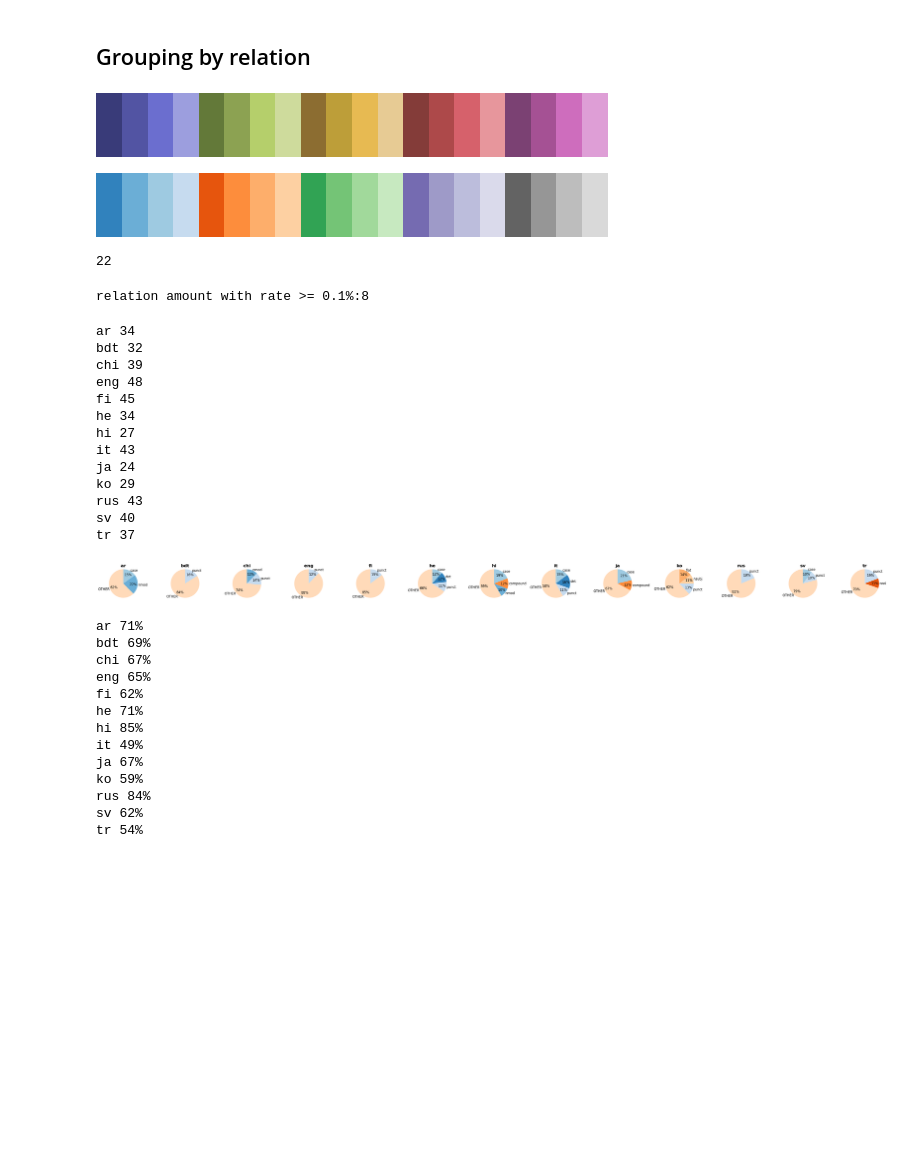
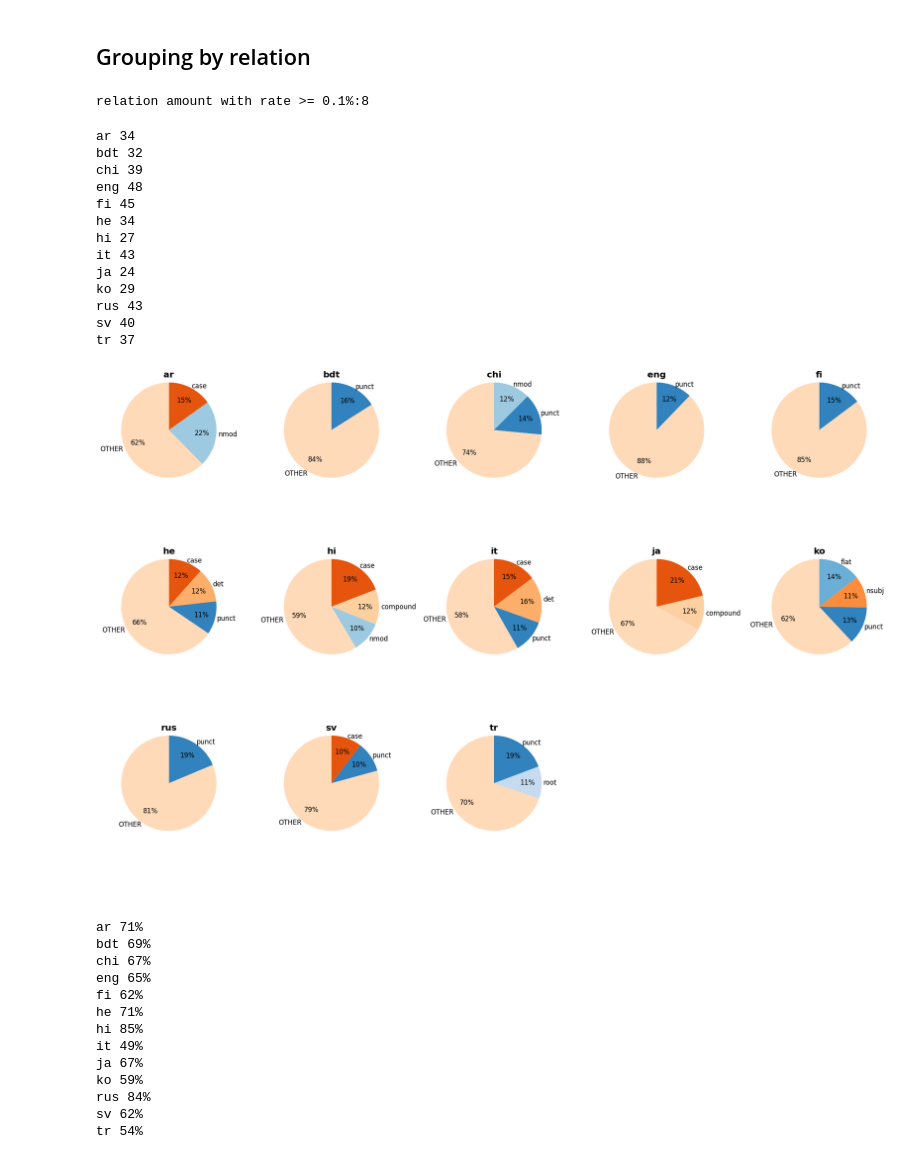
Before and after one commit to Derinhelm/treebank_statistics, a Jupyter notebook: treebank_stat.ipynb, the cells around one changed output. Saved outputs shown, nothing was run; the diff lists cells and outputs as text; code cells hidden in the pictures; blank space fills up the shorter version.

```diff
--- a/treebank_stat.ipynb
+++ b/treebank_stat.ipynb
@@ -348,7 +344,7 @@ for i, c in enumerate(sentence_length_categories):
 
     plt.bar_label(p, label_type='center',
                   labels = [f"{c_length[i]:.0f} ({v*100:.0f}%)" if v >= border else ""
-                              for i, v in enumerate(c_rate_array)], fontsize=20, weight='bold')
+                              for i, v in enumerate(c_rate_array)], fontsize=18, weight='bold')
 #plt.yaxis.set_visible(False)
 plt.yticks([])
 plt.xlim(-0.5, len(length_languages) + 0.5)
@@ -611,19 +549,6 @@ plt.hist(pos_counter.values())
 ## Grouping by relation
 # %%
 all_colors = colormaps['tab20c'].colors[:12] + colormaps['tab20b'].colors[1::2]
-# %%
-colormaps['tab20b']
-# %% [output]
-[figure, removed]
-# %%
-
-colormaps['tab20c']
-# %% [output]
-[figure, removed]
-# %%
-len(all_colors)
-# %% [output]
-22
 # %%
 relation_border = 0.10
 # %%
@@ -641,14 +566,14 @@ rel_colors["OTHER"] = "peachpuff"
 # %% [output]
 relation amount with rate >= 0.1%:8
 # %%
-x_count = 1
-y_count = 13
-f, ax = plt.subplots(x_count, y_count, figsize=(40, 10))
+x_count = 3
+y_count = 5
+f, ax = plt.subplots(x_count, y_count, figsize=(20, 15))
 
-plt.subplots_adjust(wspace=0.4, hspace=0.3)
+plt.subplots_adjust(wspace=0.1, hspace=0.1)
 rel_counters = {}
-#ax[-1, -1].axis('off')
-#ax[-1, -2].axis('off')
+ax[-1, -1].axis('off')
+ax[-1, -2].axis('off')
 for i, lang in enumerate(languages):
     cur_ax = get_ax(ax, i, x_count, y_count)
     rel_counter = Counter(node_df_dict[lang]['relation'])
@@ -661,34 +586,34 @@ for i, lang in enumerate(languages):
         if value / rel_amount <= relation_border:
             other += value
         else:
             relation_dict[label] = value
     labels = sorted(relation_dict)
     values = [relation_dict[label] for label in labels]
     labels.append("OTHER")
     values.append(other)
     colors = [rel_colors[label] for label in labels]
     cur_ax.pie(values, labels=labels, autopct=lambda d: f"{d:.0f}%",
                labeldistance=1.04, counterclock=False, startangle=90,
                colors=colors, radius=1.2, pctdistance=0.7)
     cur_ax.set_title(lang, size=16, weight="bold")
 
 plt.savefig('imgs/relation_pies.eps', format='eps', dpi=300, bbox_inches='tight')
 plt.show()
 # %% [output]
 ar 34
 bdt 32
 chi 39
 eng 48
 fi 45
 he 34
 hi 27
 it 43
 ja 24
 ko 29
 rus 43
 sv 40
 tr 37
-[figure, old version]
+[figure, new version]
 # %%
 for lang in languages:
   print(lang, f"{len([k for (k, v) in rel_counters[lang].items() if v >= 100]) / len(rel_counters[lang]) * 100:.0f}%")
```
Also changed, not shown: parts of 18 cells of this notebook.
